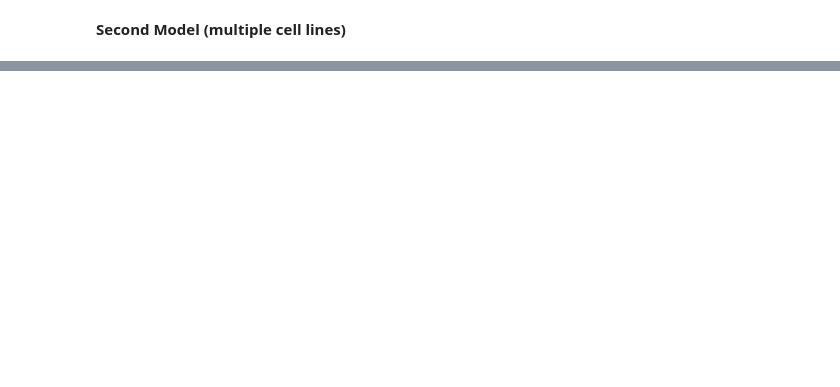
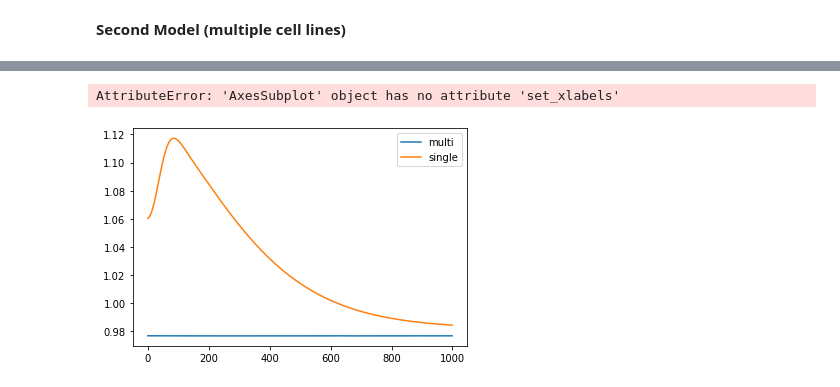
Before and after one commit to MatDagommer/crispr-genomics, a Jupyter notebook: graphNN.ipynb, the cells around one changed output, grey strips where cells are left out. Cells and saved outputs as stored; diff of their text form; code cells hidden in the pictures; blank space fills up the shorter version.

```diff
--- a/graphNN.ipynb
+++ b/graphNN.ipynb
@@ -408,2 +408,5 @@ plt.savefig('3layerconvGNN_1cl.png', bbox_inches = 'tight')
+# %%
+val_loss_single = val_losses
+train_loss_single = train_losses
 # %%
 # prediction of model on test set
@@ -514,0 +525,12 @@ plt.savefig('2layerconvGNN_multicl.png', bbox_inches = 'tight')
+# %%
+val_loss_multi = val_losses
+train_loss_multi = train_losses
+# %%
+fig, ax = plt.subplots()
+ax.plot(val_loss_multi, label="multi")
+ax.plot(val_loss_single, label="single")
+ax.legend()
+ax.set_xlabels("Epochs")
+# %% [output]
+AttributeError: 'AxesSubplot' object has no attribute 'set_xlabels'
+[figure, added]
```
Also changed, not shown: parts of 12 cells of this notebook.
